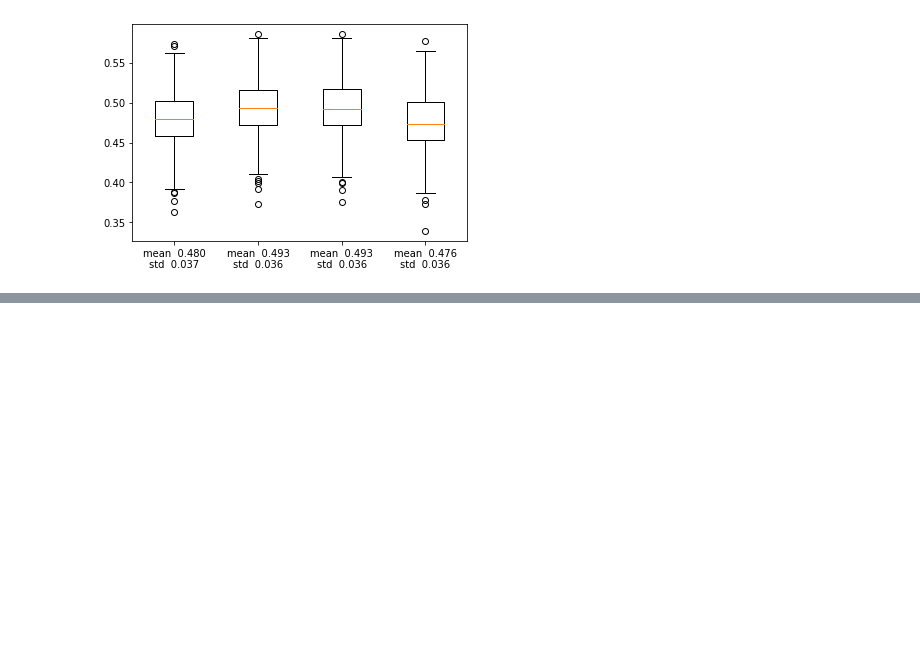
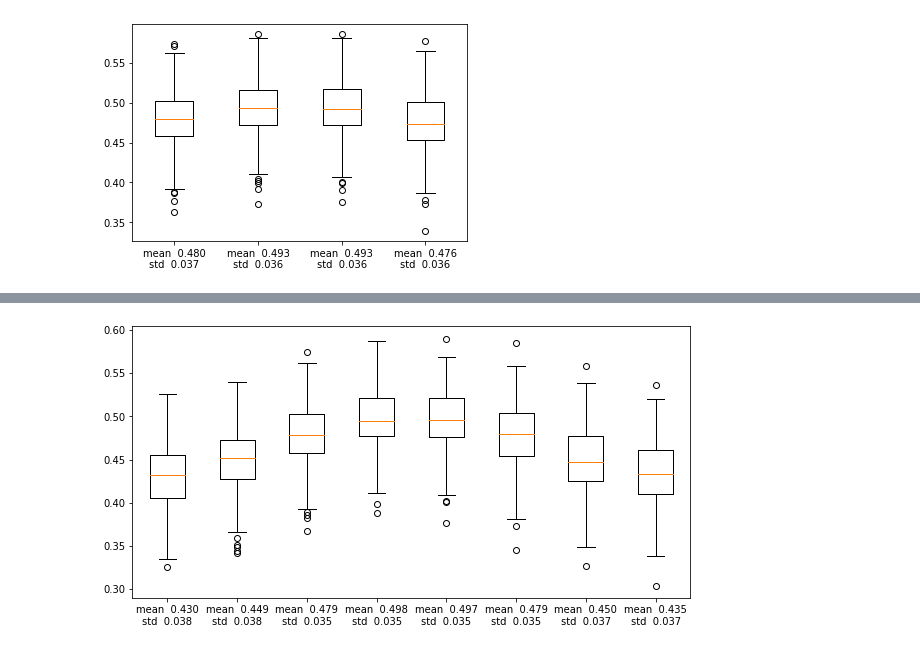
Before and after one commit to HaLU-9000/JNet, a Jupyter notebook: evaluations_IoU.ipynb, the cells around one changed output, grey strips where cells are left out. Cells and saved outputs as stored; diff of their text form; code cells hidden in the pictures; blank space fills up the shorter version.

```diff
--- a/evaluations.ipynb
+++ b/evaluations_IoU.ipynb
@@ -240,0 +276,37 @@ plt.show()
+# %%
+# experiment 2
+model_name = 'JNet_81_x1_256'
+JNet.load_state_dict(torch.load(f'model/{model_name}.pt'))
+
+val_dataset480 = RandomCutDataset(folderpath  =  'randomdata'     ,  ###
+                                  imagename   =  '_x1'            ,
+                                  labelname   =  '_label'         ,
+                                  size        =  (768, 768, 768)  ,
+                                  cropsize    =  (480,  64,  64)  ,
+                                  I           =  200              ,
+                                  low         =   16              ,
+                                  high        =   20              ,
+                                  scale       =    1              ,
+                                  train       = False             ,
+                                  seed        = 905
+                                 )
+
+jiss = [[] for i in range(8)]
+
+for i in range(len(val_dataset480)):
+    image, label = val_dataset480[i]
+    label = label.chunk(chunks=15, dim=1)[7]
+    for j in range(8):
+        simage  = image[:, j*32:j*32+256, :, :].to(device=device).unsqueeze(0)
+        pred, _ = JNet(simage)
+        pred    = pred.to(device='cpu').squeeze(0)
+        pred = pred[:, (7-j)*32:(8-j)*32, :, :].detach()
+        jiss[7-j].append(jiffs(pred, label))
+
+fig = plt.figure(figsize=(10, 5))
+ax = fig.add_subplot()
+ax.boxplot((jiss))
+ax.set_xticklabels([f"mean  {np.mean(jiss[i]):.3f}\nstd  {np.std(jiss[i]):.3f}"for i in range(8)])
+fig.show()
+# %% [output]
+[figure, added]
```
Also changed, not shown: parts of 5 cells of this notebook, 2 other files.
